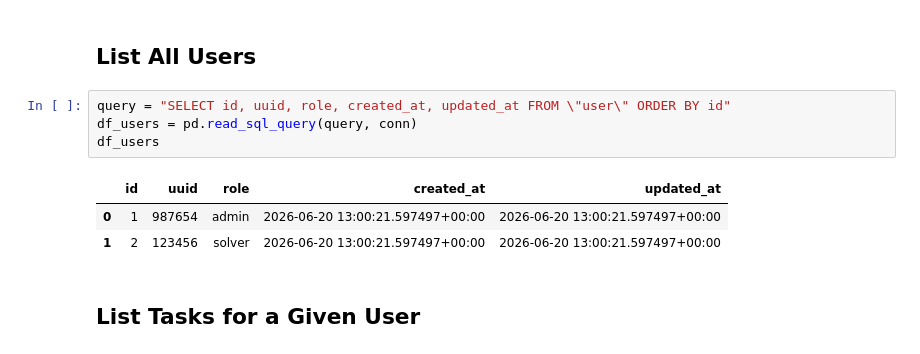
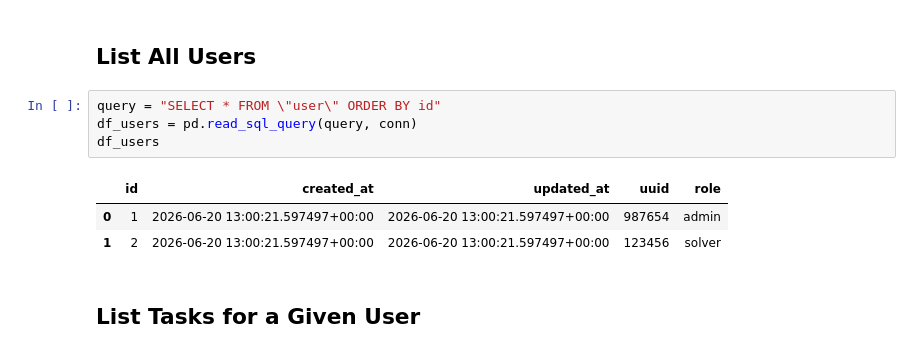
Before and after one commit to laureano-arcanio/ARC-AGI, a Jupyter notebook: notebooks/db_explorer.ipynb, the cells around one changed output. Saved outputs shown, nothing was run; the diff lists cells and outputs as text.

```diff
--- a/notebooks/db_explorer.ipynb
+++ b/notebooks/db_explorer.ipynb
@@ -34,13 +34,13 @@ Connected successfully!
 # %% [markdown]
 ## List All Users
 # %%
-query = "SELECT id, uuid, role, created_at, updated_at FROM \"user\" ORDER BY id"
+query = "SELECT * FROM \"user\" ORDER BY id"
 df_users = pd.read_sql_query(query, conn)
 df_users
 # %% [output]
-|  | id | uuid | role | created_at | updated_at |
-| 0 | 1 | 987654 | admin | 2026-06-20 13:00:21.597497+00:00 | 2026-06-20 13:00:21.597497+00:00 |
-| 1 | 2 | 123456 | solver | 2026-06-20 13:00:21.597497+00:00 | 2026-06-20 13:00:21.597497+00:00 |
+|  | id | created_at | updated_at | uuid | role |
+| 0 | 1 | 2026-06-20 13:00:21.597497+00:00 | 2026-06-20 13:00:21.597497+00:00 | 987654 | admin |
+| 1 | 2 | 2026-06-20 13:00:21.597497+00:00 | 2026-06-20 13:00:21.597497+00:00 | 123456 | solver |
 # %% [markdown]
 ## List Tasks for a Given User
 # %%
```
Also changed, not shown: parts of 5 cells of this notebook, 11 other files.
